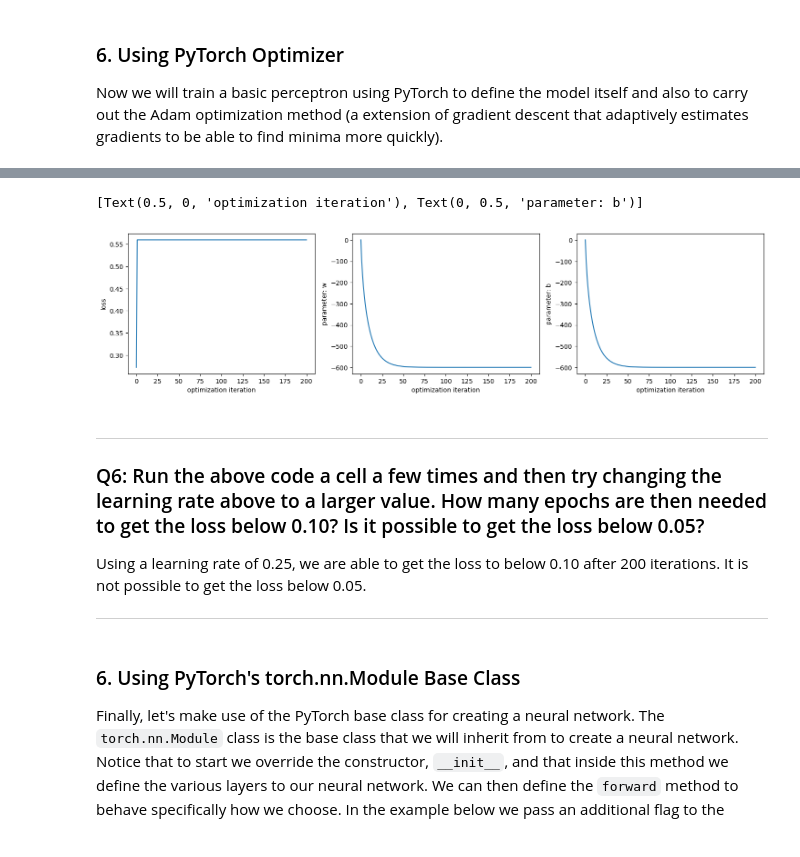
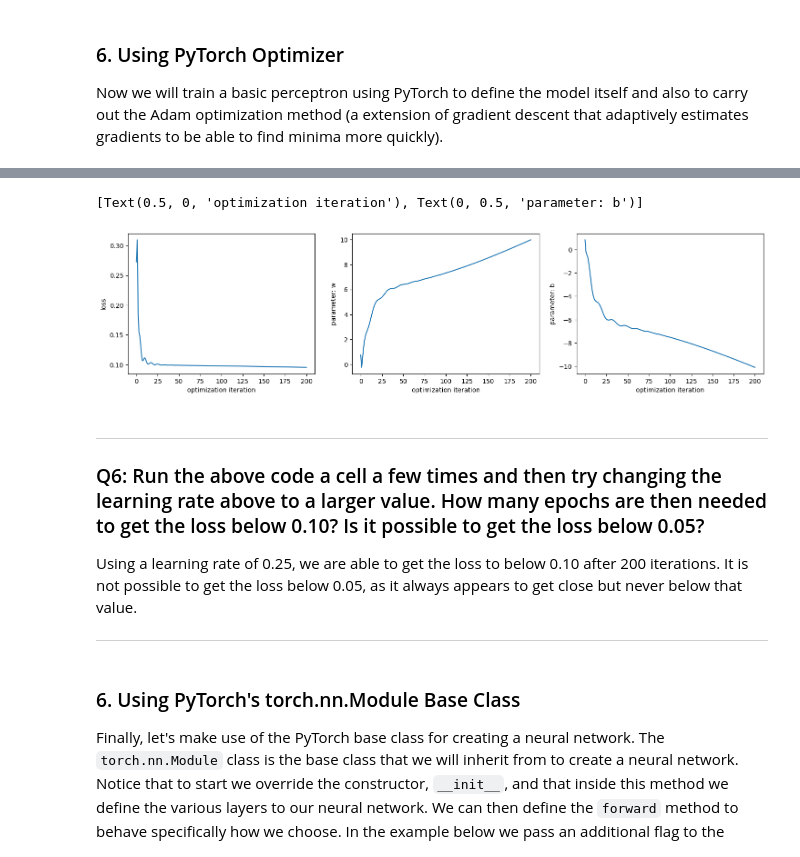
Before and after one commit to KevinKruzel/cs3120-assign7, a Jupyter notebook: neural_net_from_scratch.ipynb, the cells around one changed output, grey strips where cells are left out. Saved outputs shown, nothing was run; the diff lists cells and outputs as text; code cells hidden in the pictures.

```diff
--- a/neural_net_from_scratch.ipynb
+++ b/neural_net_from_scratch.ipynb
@@ -455,7 +455,7 @@ model = torch.nn.Sequential(
 loss_fn = torch.nn.MSELoss()
 #loss_fn = torch.nn.BCELoss()
 
-learning_rate = 100
+learning_rate = 1
 optimizer = torch.optim.Adam(model.parameters(), lr=learning_rate)
 
 losses = []
@@ -505,10 +505,10 @@ w and b estimates:
 [Text(0.5, 0, 'optimization iteration'), Text(0, 0.5, 'parameter: b')]
-[figure, old version]
+[figure, new version]
 # %% [markdown]
 ***
 ### Q6: Run the above code a cell a few times and then try changing the learning rate above to a larger value. How many epochs are then needed to get the loss below 0.10? Is it possible to get the loss below 0.05?
 
-Using a learning rate of 0.25, we are able to get the loss to below 0.10 after 200 iterations. It is not possible to get the loss below 0.05.
+Using a learning rate of 0.25, we are able to get the loss to below 0.10 after 200 iterations. It is not possible to get the loss below 0.05, as it always appears to get close but never below that value.
 ***
 # %% [markdown]
 
```
Also changed, not shown: parts of 1 cell of this notebook.
